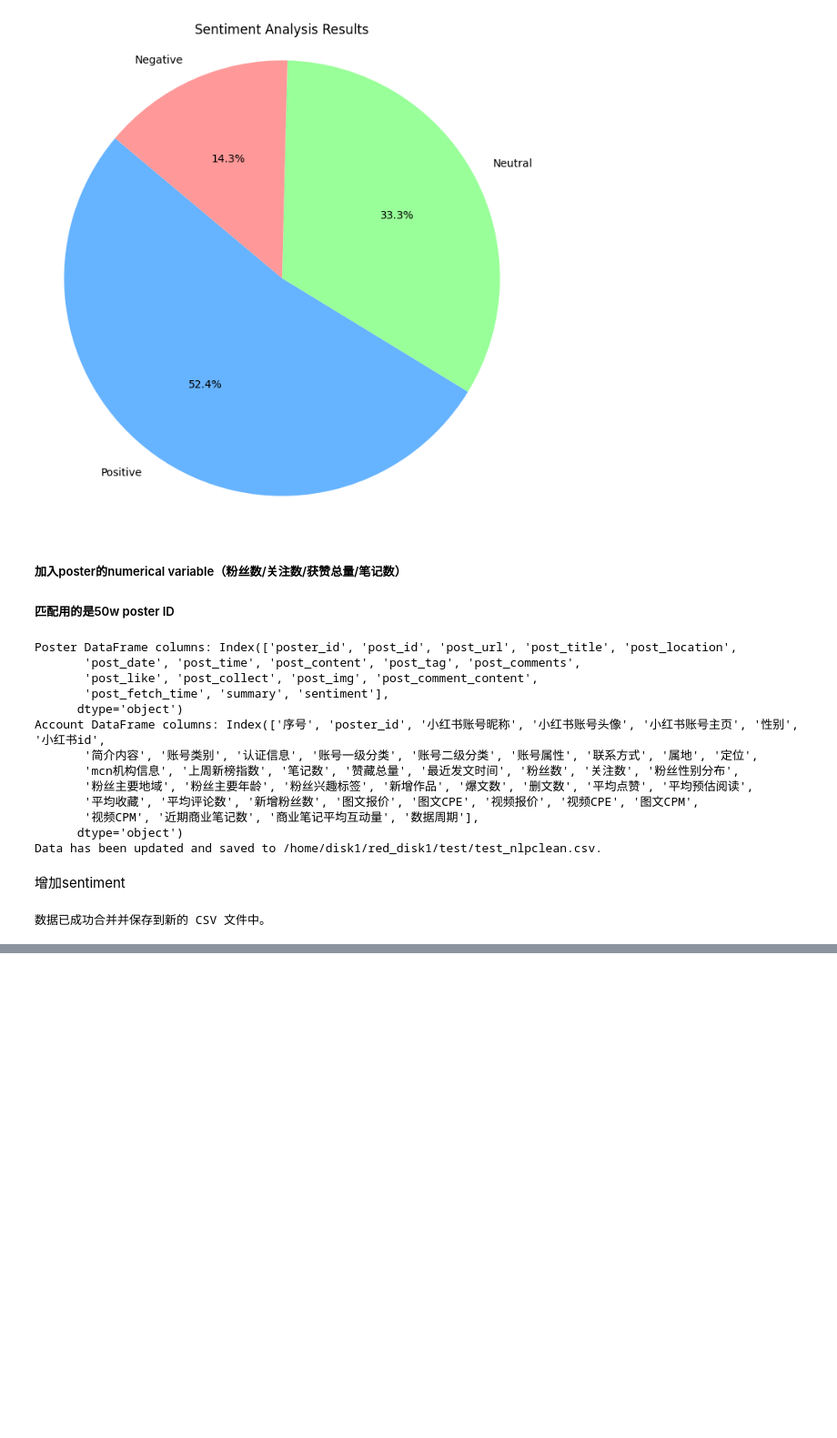
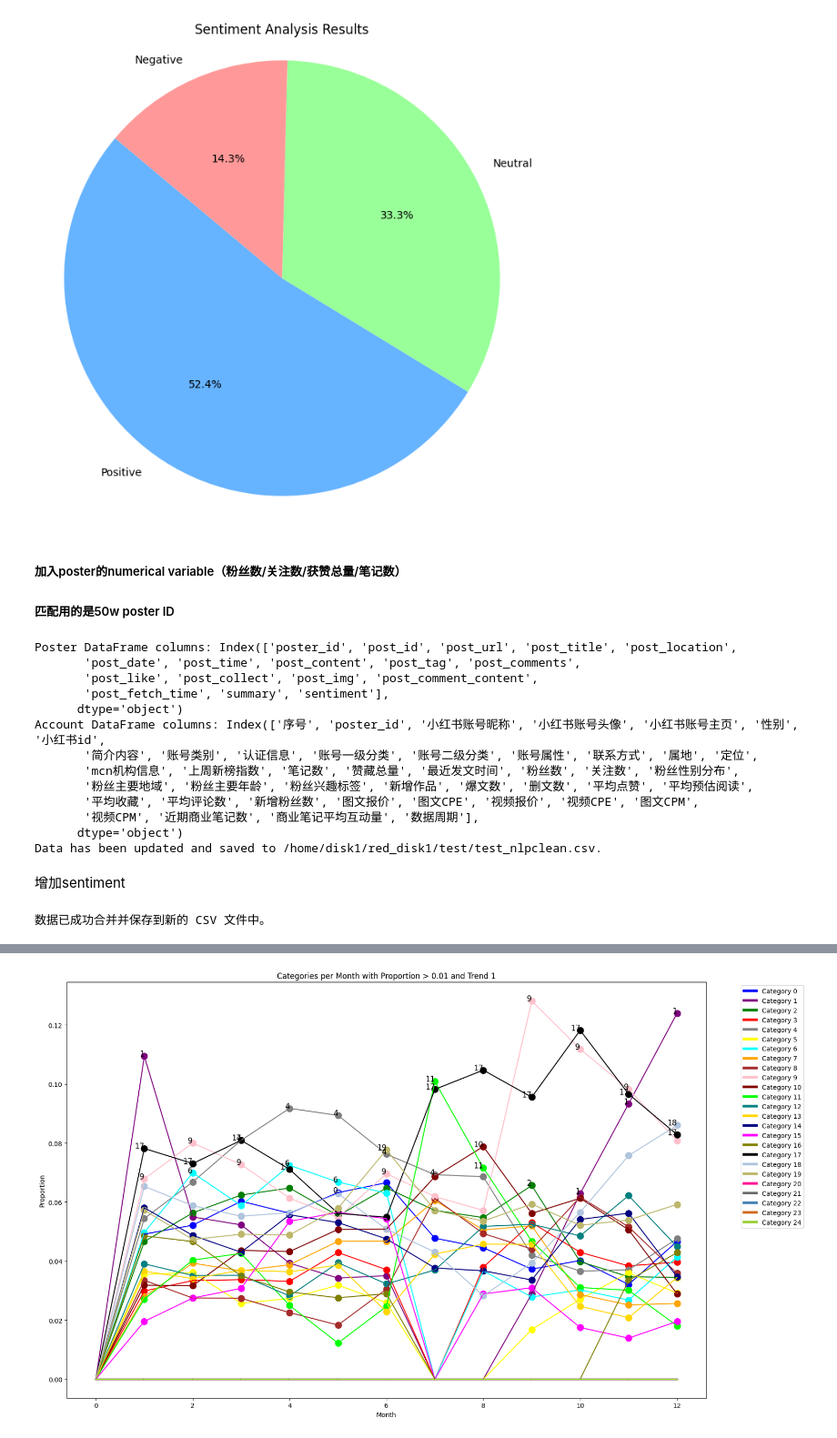
Before and after one commit to diandianyilin/fashion, a Jupyter notebook: model/data.ipynb, the cells around one changed output, grey strips where cells are left out. Shown at 91% size. Saved outputs shown, nothing was run; the diff lists cells and outputs as text; code cells hidden in the pictures; blank space fills up the shorter version.

```diff
--- a/model/data.ipynb
+++ b/model/data.ipynb
@@ -734,0 +844,73 @@ print("数据已成功合并并保存到新的 CSV 文件中。")
+# %%
+import pandas as pd
+import matplotlib.pyplot as plt
+import numpy as np
+
+# 读取数据
+file_path = '/data1/dxw_data/llm/Multimodal-MKT/model/stastics_20%_with_trend.csv'
+data = pd.read_csv(file_path)
+
+# 过滤trend为1的数据
+trend_1_data = data[data['trend'] == 1]
+
+# 预定义25种差别很大的颜色
+colors = [
+    '#0000FF', '#800080', '#008000', '#FF0000', '#808080', '#FFFF00',
+    '#00FFFF', '#FFA500', '#A52A2A', '#FFC0CB', '#800000', '#00FF00',
+    '#008080', '#FFD700', '#000080', '#FF00FF', '#808000', '#000000',
+    '#B0C4DE', '#BDB76B', '#FF1493', '#696969', '#4682B4', '#D2691E',
+    '#9ACD32'
+]
+
+# 创建图表
+plt.figure(figsize=(20, 10))
+
+# 存储每个类别的上一个月份的比例值
+previous_proportion = {i: 0 for i in range(100)}
+
+# 绘制每个月的所有category，proportion在0.01以上的
+for month in range(1, 13):
+    monthly_data = trend_1_data[trend_1_data['month'] == month]
+    sorted_data = monthly_data.sort_values(by='proportion', ascending=False).head(3)
+
+    for category in range(100):
+        if category in monthly_data['nums_category_img'].values:
+            proportion = monthly_data[monthly_data['nums_category_img'] == category]['proportion'].values[0]
+            if proportion >= 0.01:
+                # 绘制点
+                plt.scatter(month, proportion, color=colors[category % 25], s=100)
+
+                # 绘制连线
+                plt.plot([month-1, month], [previous_proportion[category], proportion], color=colors[category % 25])
+
+                # 更新上一个月份的比例值
+                previous_proportion[category] = proportion
+
+                # 标出前3的category数字
+                if category in sorted_data['nums_category_img'].values:
+                    plt.text(month, proportion, str(category), fontsize=12, ha='right')
+            else:
+                # 如果当前月proportion小于0.01，连接到0
+                plt.plot([month-1, month], [previous_proportion[category], 0], color=colors[category % 25])
+                previous_proportion[category] = 0
+        else:
+            # 如果当前月没有出现该category，连接到0
+            plt.plot([month-1, month], [previous_proportion[category], 0], color=colors[category % 25])
+            previous_proportion[category] = 0
+
+# 设置图表标题和标签
+plt.title('Categories per Month with Proportion > 0.01 and Trend 1')
+plt.xlabel('Month')
+plt.ylabel('Proportion')
+
+# 设置图例
+handles = [plt.Line2D([0], [0], color=colors[i % 25], lw=4) for i in range(25)]
+labels = [f'Category {i}' for i in range(25)]
+plt.legend(handles, labels, bbox_to_anchor=(1.05, 1), loc='upper left')
+
+# 调整布局并保存图片
+plt.tight_layout(rect=[0, 0, 0.85, 1])
+plt.savefig('categories_proportion_above_0.01_trend_1_with_lines_and_labels.png')
+plt.show()
+# %% [output]
+[figure, added]
```
Also changed, not shown: parts of 3 cells of this notebook, 7 other files.
